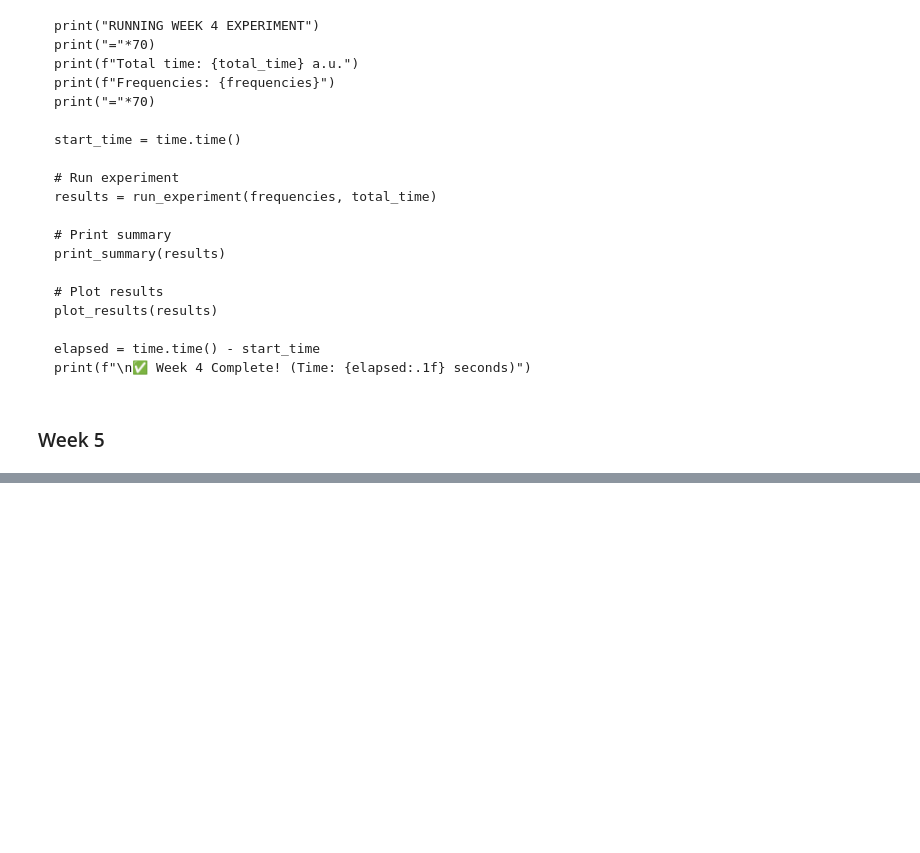
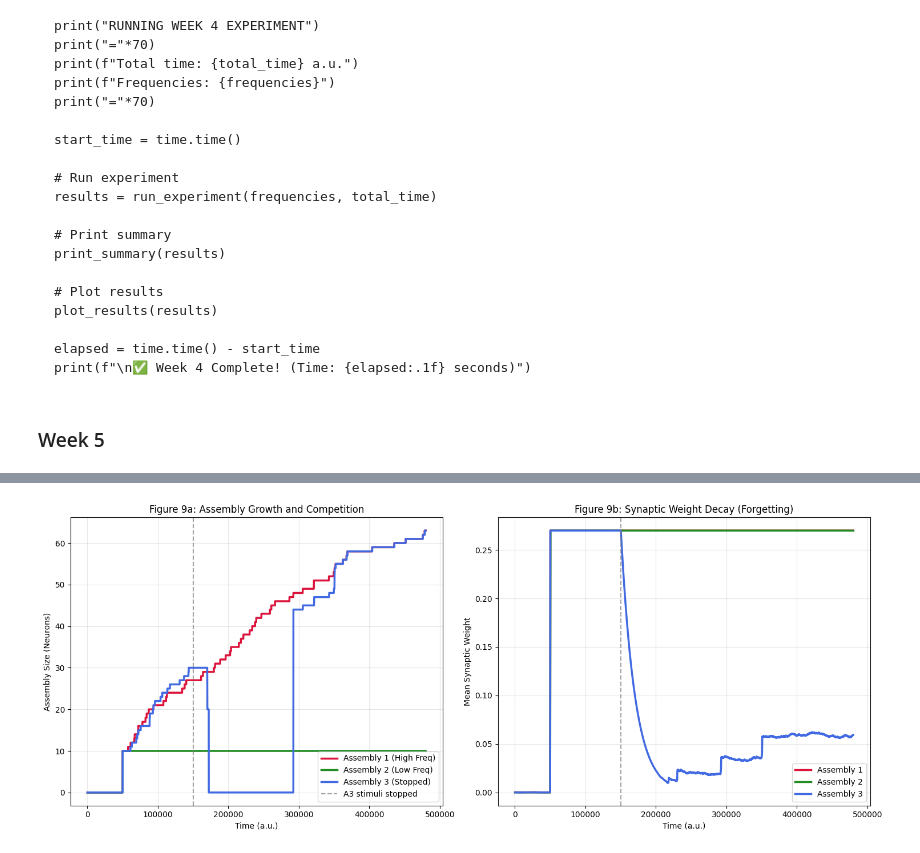
Before and after one commit to mariasagastume/dynamicattractor, a Jupyter notebook: dynamic_attractor_network_colab.ipynb, the cells around one changed output, grey strips where cells are left out. Drawn from its saved outputs; the diff is of its cells as text; code cells hidden in the pictures; blank space fills up the shorter version.

```diff
--- a/dynamic_attractor_network_colab.ipynb
+++ b/dynamic_attractor_network_colab.ipynb
@@ -941,0 +1103,4 @@ if __name__ == "__main__":
+# %%
+print("Avvio simulazione completa Settimana 5...")
+results_week5 = run_competition(total_time=480000)
+print("Simulazione terminata!")
@@ -941,0 +1174,4 @@ if __name__ == "__main__":
+# %%
+plot_competition_results(results_week5)
+# %% [output]
+[figure, added]
```
Also changed, not shown: parts of 8 cells of this notebook.
